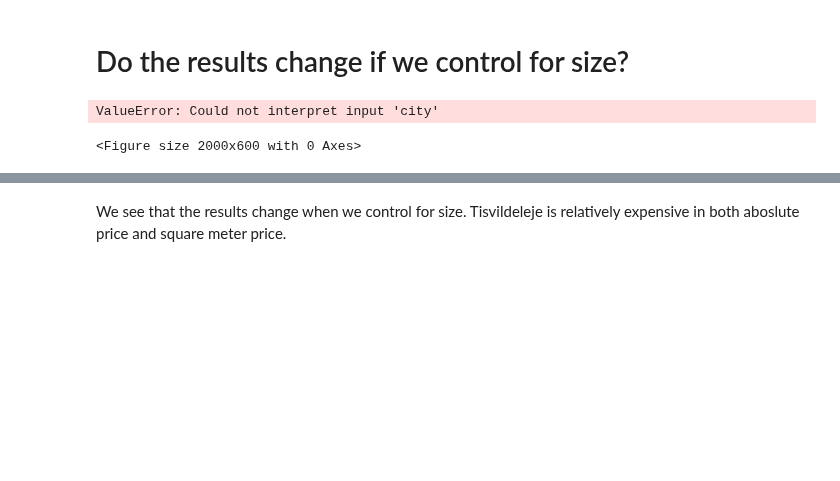
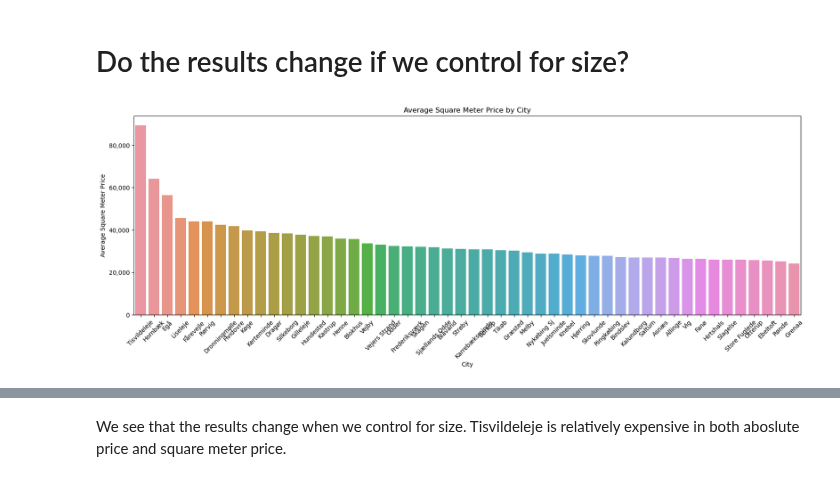
Before and after one commit to NumEconCopenhagen/projects-2023-philx2-nico, a Jupyter notebook: dataproject/dataproject.ipynb, the cells around one changed output, grey strips where cells are left out. Drawn from its saved outputs; the diff is of its cells as text; code cells hidden in the pictures; blank space fills up the shorter version.

```diff
--- a/dataproject/dataproject.ipynb
+++ b/dataproject/dataproject.ipynb
@@ -336,23 +355,22 @@ From this we see that the size of the house does not have a significant big impa
 # %%
 # Calculate the square meter price
 df['square_meter_price'] = df['price'] / df['sq_m']
 
 # Calculate the mean square meter price by city
 mean_average_prices_by_city = df.groupby('city')['square_meter_price'].mean().reset_index()
 mean_average_prices_by_city = mean_average_prices_by_city.sort_values('square_meter_price', ascending=False).head(50)
 mean_average_prices_by_city['square_meter_price'] = mean_average_prices_by_city['square_meter_price'].astype(int)
 
 # Plot the bar chart
 plt.figure(figsize=(20, 6))
-ax = sns.barplot(x='city', y='square_meter_price', df=mean_average_prices_by_city, order=mean_average_prices_by_city['city'])
+ax = sns.barplot(x='city', y='square_meter_price', data=mean_average_prices_by_city, order=mean_average_prices_by_city['city'])
 plt.title('Average Square Meter Price by City')
 plt.xticks(rotation=45)
 plt.ylabel('Average Square Meter Price')
 plt.xlabel('City')
 ax.yaxis.set_major_formatter(formatter)
 plt.show()
 # %% [output]
-ValueError: Could not interpret input 'city'
-<Figure size 2000x600 with 0 Axes>
+[figure, added]
 # %%
 # Lowest Price cities
```
Also changed, not shown: parts of 21 cells of this notebook, 2 other files.
